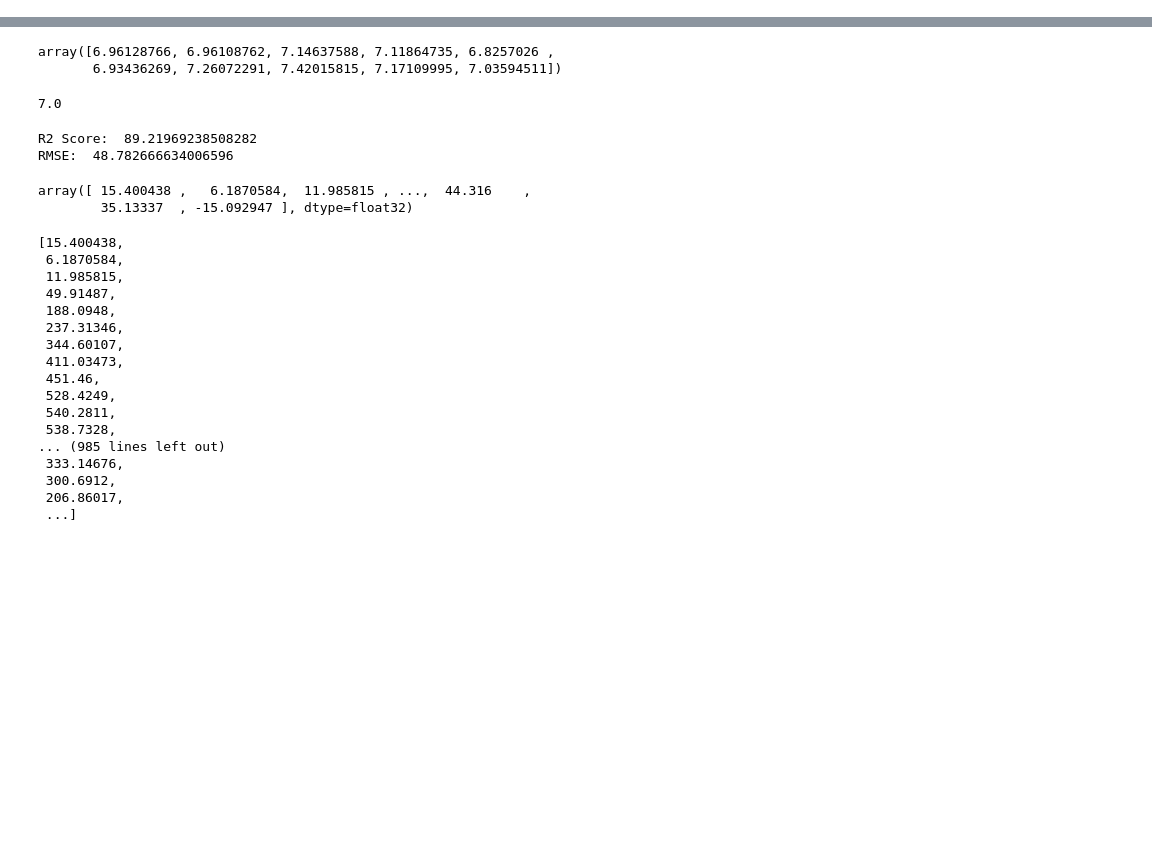
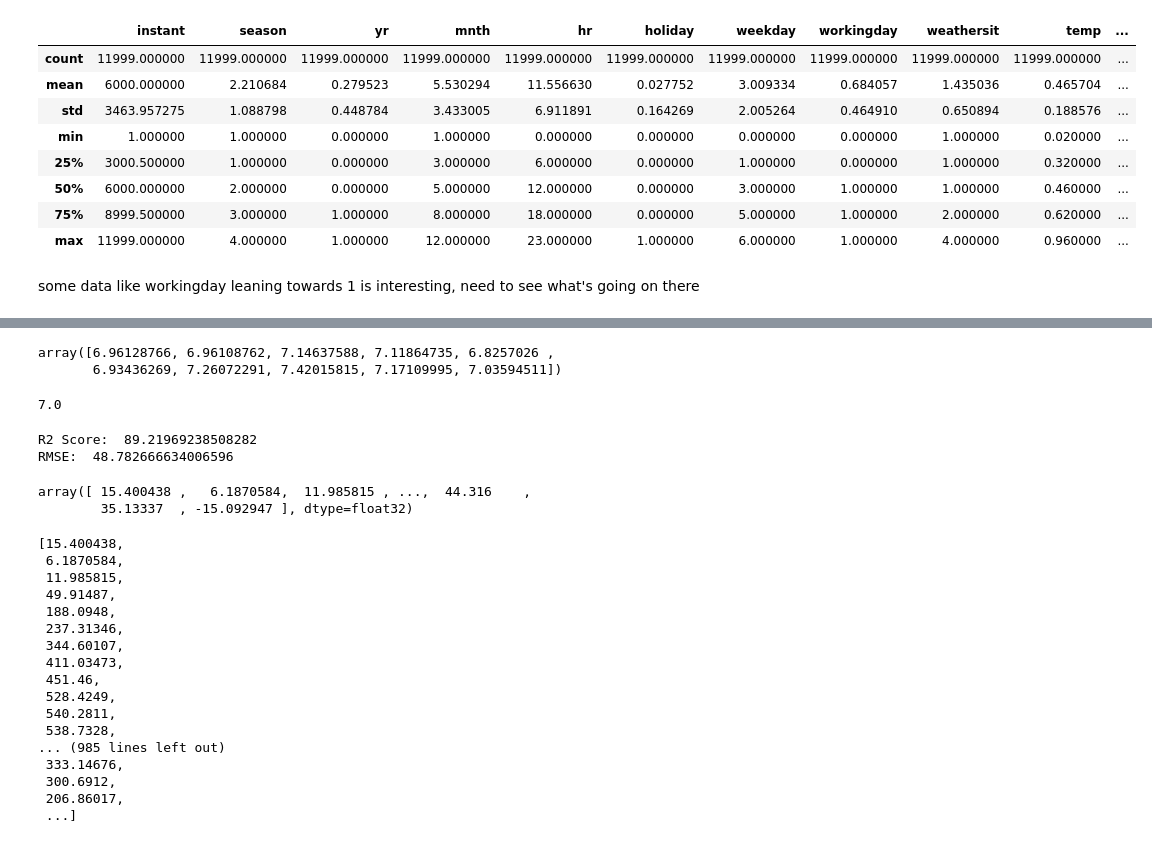
Before and after one commit to KevinG91/Bike_rental_machine_learning, a Jupyter notebook: Bikes_Learning.ipynb, the cells around one changed output, grey strips where cells are left out. Cells and saved outputs as stored; diff of their text form; code cells hidden in the pictures; blank space fills up the shorter version.

```diff
--- a/Bikes_Learning.ipynb
+++ b/Bikes_Learning.ipynb
@@ -18,0 +35,14 @@ Index(['instant', 'dteday', 'season', 'yr', 'mnth', 'hr', 'holiday', 'weekday',
+# %%
+bikes_train.describe()
+# %% [output]
+|  | instant | season | yr | mnth | hr | holiday | weekday | workingday | weathersit | temp | ... |
+| count | 11999.000000 | 11999.000000 | 11999.000000 | 11999.000000 | 11999.000000 | 11999.000000 | 11999.000000 | 11999.000000 | 11999.000000 | 11999.000000 | ... |
+| mean | 6000.000000 | 2.210684 | 0.279523 | 5.530294 | 11.556630 | 0.027752 | 3.009334 | 0.684057 | 1.435036 | 0.465704 | ... |
+| std | 3463.957275 | 1.088798 | 0.448784 | 3.433005 | 6.911891 | 0.164269 | 2.005264 | 0.464910 | 0.650894 | 0.188576 | ... |
+| min | 1.000000 | 1.000000 | 0.000000 | 1.000000 | 0.000000 | 0.000000 | 0.000000 | 0.000000 | 1.000000 | 0.020000 | ... |
+| 25% | 3000.500000 | 1.000000 | 0.000000 | 3.000000 | 6.000000 | 0.000000 | 1.000000 | 0.000000 | 1.000000 | 0.320000 | ... |
+| 50% | 6000.000000 | 2.000000 | 0.000000 | 5.000000 | 12.000000 | 0.000000 | 3.000000 | 1.000000 | 1.000000 | 0.460000 | ... |
+| 75% | 8999.500000 | 3.000000 | 1.000000 | 8.000000 | 18.000000 | 0.000000 | 5.000000 | 1.000000 | 2.000000 | 0.620000 | ... |
+| max | 11999.000000 | 4.000000 | 1.000000 | 12.000000 | 23.000000 | 1.000000 | 6.000000 | 1.000000 | 4.000000 | 0.960000 | ... |
+# %% [markdown]
+some data like workingday leaning towards 1 is interesting, need to see what's going on there
```
Also changed, not shown: parts of 18 cells of this notebook, 3 other files.
